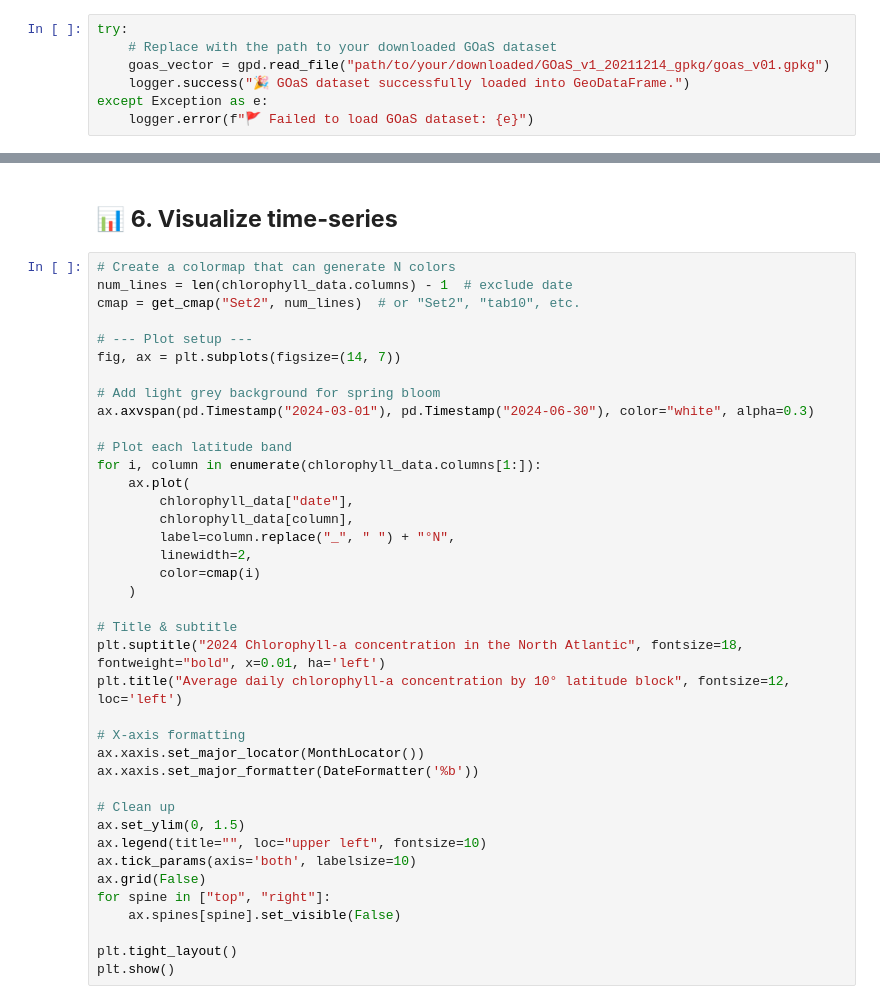
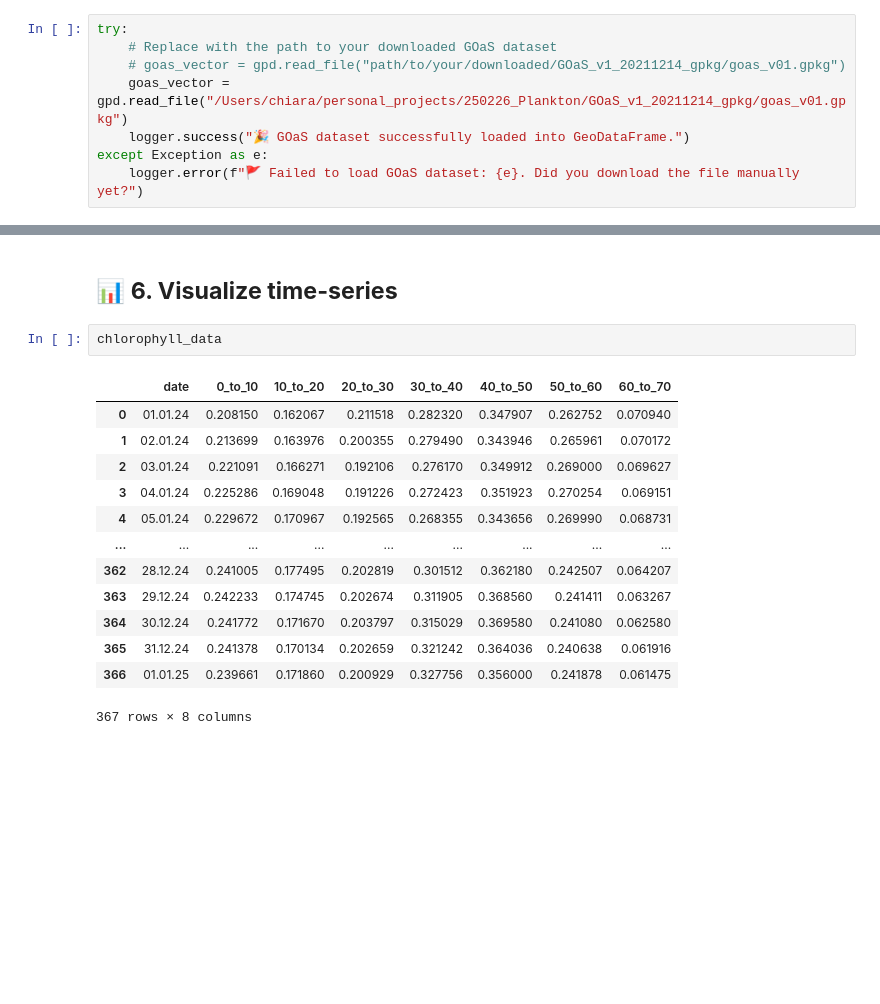
Before and after one commit to chiara-phillips/qgis-to-illustrator-tools, a Jupyter notebook: qgis_to_illustrator_tools/python/notebooks/02_clip_ocean_by_latitude.ipynb, the cells around one changed output, grey strips where cells are left out. Cells and saved outputs as stored; diff of their text form; blank space fills up the shorter version.

```diff
--- a/qgis_to_illustrator_tools/python/notebooks/02_clip_ocean_by_latitude.ipynb
+++ b/qgis_to_illustrator_tools/python/notebooks/02_clip_ocean_by_latitude.ipynb
@@ -86,7 +89,8 @@ Before proceeding, please download the **Global Oceans and Seas (GOaS)** dataset
 # %%
 try:
     # Replace with the path to your downloaded GOaS dataset
-    goas_vector = gpd.read_file("path/to/your/downloaded/GOaS_v1_20211214_gpkg/goas_v01.gpkg")
+    # goas_vector = gpd.read_file("path/to/your/downloaded/GOaS_v1_20211214_gpkg/goas_v01.gpkg")
+    goas_vector = gpd.read_file("/Users/chiara/personal_projects/250226_Plankton/GOaS_v1_20211214_gpkg/goas_v01.gpkg")
     logger.success("🎉 GOaS dataset successfully loaded into GeoDataFrame.")
 except Exception as e:
-    logger.error(f"🚩 Failed to load GOaS dataset: {e}")
+    logger.error(f"🚩 Failed to load GOaS dataset: {e}. Did you download the file manually yet?")
@@ -259,41 +360,18 @@ logger.success(f"🎉 CSV saved in desired format: {output_file}")
 # %% [markdown]
 ## 📊 **6. Visualize time-series**
-# %%
-# Create a colormap that can generate N colors
-num_lines = len(chlorophyll_data.columns) - 1  # exclude date
-cmap = get_cmap("Set2", num_lines)  # or "Set2", "tab10", etc.
-
-# --- Plot setup ---
-fig, ax = plt.subplots(figsize=(14, 7))
-
-# Add light grey background for spring bloom
-ax.axvspan(pd.Timestamp("2024-03-01"), pd.Timestamp("2024-06-30"), color="white", alpha=0.3)
-
-# Plot each latitude band
-for i, column in enumerate(chlorophyll_data.columns[1:]):
-    ax.plot(
-        chlorophyll_data["date"],
-        chlorophyll_data[column],
-        label=column.replace("_", " ") + "°N",
-        linewidth=2,
-        color=cmap(i)
-    )
-
-# Title & subtitle
-plt.suptitle("2024 Chlorophyll-a concentration in the North Atlantic", fontsize=18, fontweight="bold", x=0.01, ha='left')
-plt.title("Average daily chlorophyll-a concentration by 10° latitude block", fontsize=12, loc='left')
-
-# X-axis formatting
-ax.xaxis.set_major_locator(MonthLocator())
-ax.xaxis.set_major_formatter(DateFormatter('%b'))
-
-# Clean up
-ax.set_ylim(0, 1.5)
-ax.legend(title="", loc="upper left", fontsize=10)
-ax.tick_params(axis='both', labelsize=10)
-ax.grid(False)
-for spine in ["top", "right"]:
-    ax.spines[spine].set_visible(False)
-
-plt.tight_layout()
-plt.show()
+# %%
+chlorophyll_data
+# %% [output]
+|  | date | 0_to_10 | 10_to_20 | 20_to_30 | 30_to_40 | 40_to_50 | 50_to_60 | 60_to_70 |
+| 0 | 01.01.24 | 0.208150 | 0.162067 | 0.211518 | 0.282320 | 0.347907 | 0.262752 | 0.070940 |
+| 1 | 02.01.24 | 0.213699 | 0.163976 | 0.200355 | 0.279490 | 0.343946 | 0.265961 | 0.070172 |
+| 2 | 03.01.24 | 0.221091 | 0.166271 | 0.192106 | 0.276170 | 0.349912 | 0.269000 | 0.069627 |
+| 3 | 04.01.24 | 0.225286 | 0.169048 | 0.191226 | 0.272423 | 0.351923 | 0.270254 | 0.069151 |
+| 4 | 05.01.24 | 0.229672 | 0.170967 | 0.192565 | 0.268355 | 0.343656 | 0.269990 | 0.068731 |
+| ... | ... | ... | ... | ... | ... | ... | ... | ... |
+| 362 | 28.12.24 | 0.241005 | 0.177495 | 0.202819 | 0.301512 | 0.362180 | 0.242507 | 0.064207 |
+| 363 | 29.12.24 | 0.242233 | 0.174745 | 0.202674 | 0.311905 | 0.368560 | 0.241411 | 0.063267 |
+| 364 | 30.12.24 | 0.241772 | 0.171670 | 0.203797 | 0.315029 | 0.369580 | 0.241080 | 0.062580 |
+| 365 | 31.12.24 | 0.241378 | 0.170134 | 0.202659 | 0.321242 | 0.364036 | 0.240638 | 0.061916 |
+| 366 | 01.01.25 | 0.239661 | 0.171860 | 0.200929 | 0.327756 | 0.356000 | 0.241878 | 0.061475 |
+367 rows × 8 columns
```
Also changed, not shown: parts of 12 cells of this notebook, 6 other files.
